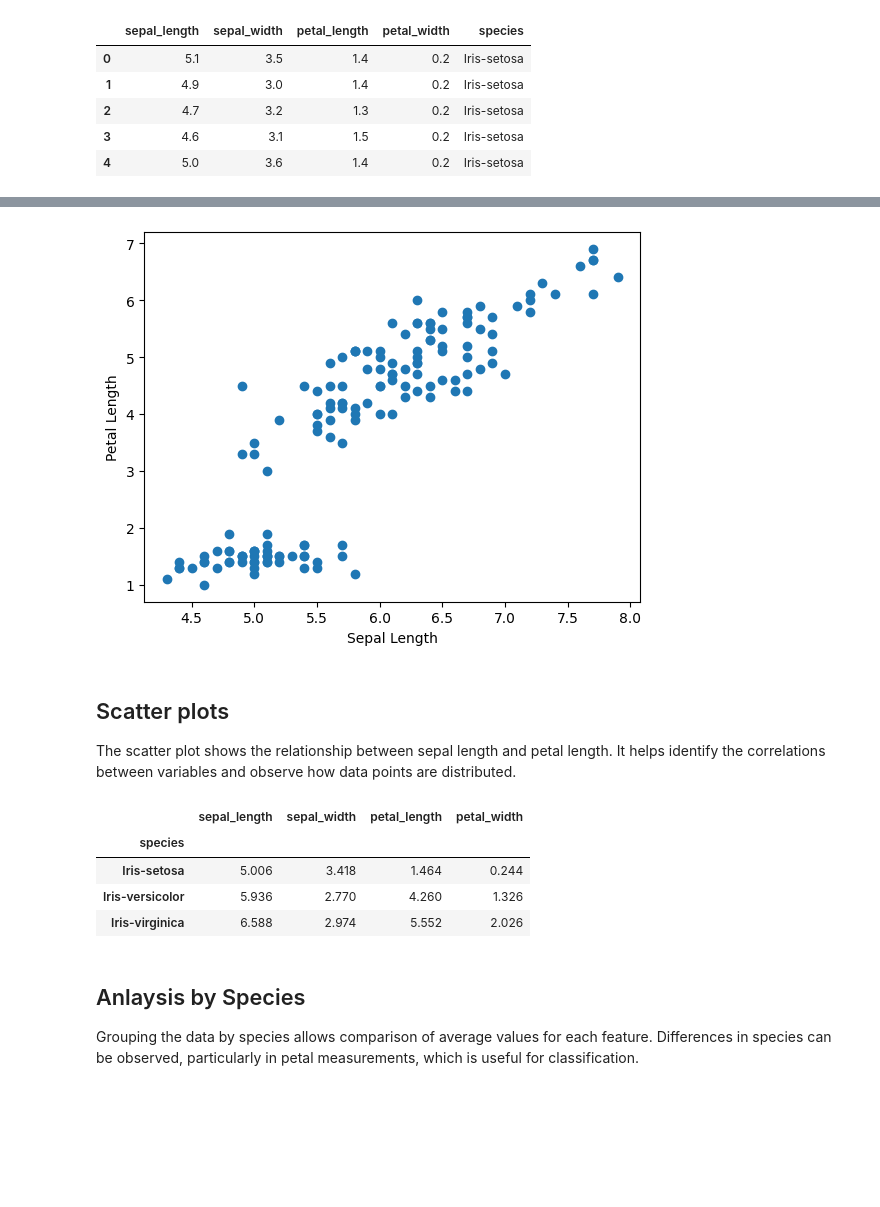
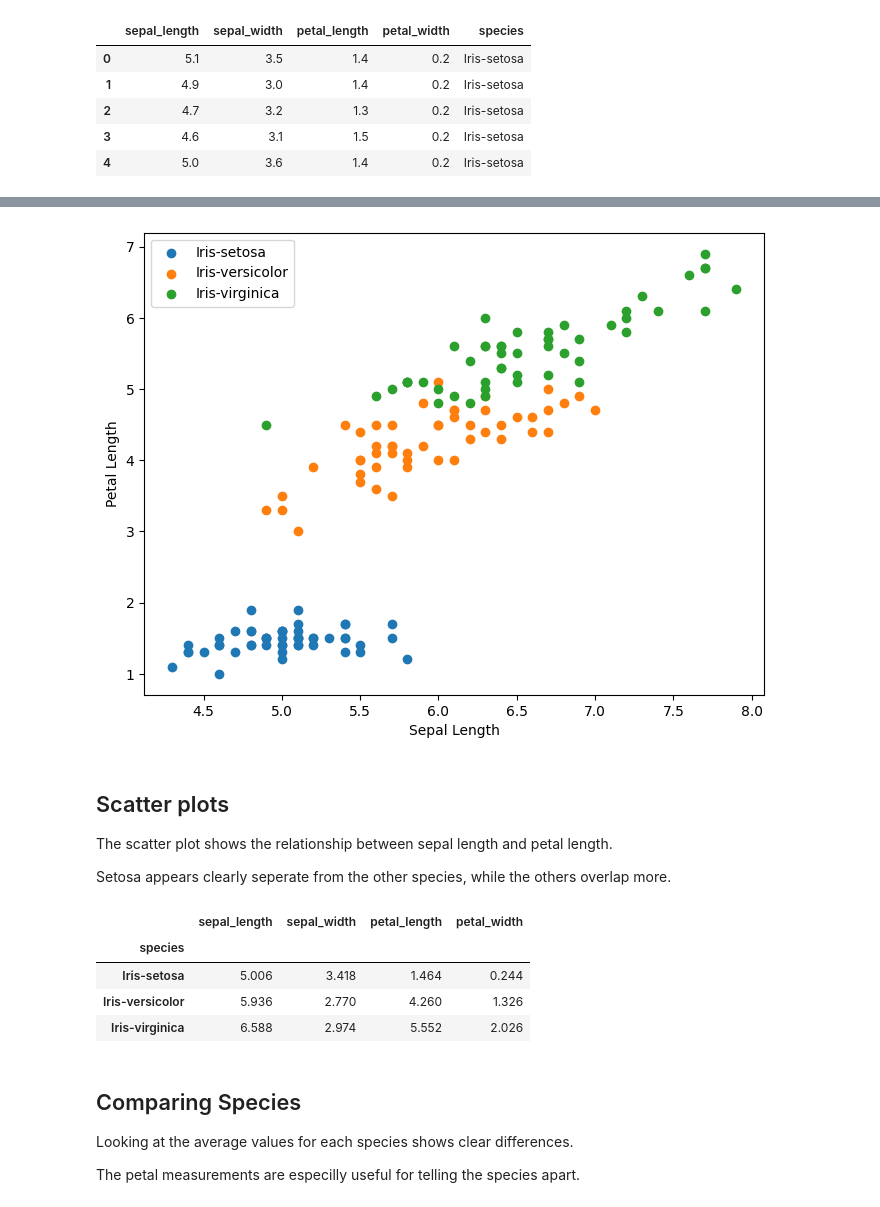
Before and after one commit to aiswarialajan124-png/programming_scripting-pands-project, a Jupyter notebook: analysis.ipynb, the cells around one changed output, grey strips where cells are left out. Cells and saved outputs as stored; diff of their text form; code cells hidden in the pictures; blank space fills up the shorter version.

```diff
--- a/analysis.ipynb
+++ b/analysis.ipynb
@@ -78,15 +83,24 @@ Histograms are used to visulaise the distribution of each variable. They show ho
 # %%
 # Scatter plots
-plt.scatter(df["sepal_length"], df["petal_length"])
+plt.figure(figsize=(8,6))
+
+for species in df["species"].unique():
+    subset = df[df["species"] == species]
+    plt.scatter(subset["sepal_length"], subset["petal_length"], label=species)
+
 plt.xlabel("Sepal Length")
 plt.ylabel("Petal Length")
-plt.savefig("scatterplot.png")
+plt.legend()
+
+plt.savefig("outputs/scatterplot.png")
 plt.show()
 # %% [output]
-[figure, old version]
+[figure, new version]
 # %% [markdown]
 ## Scatter plots
-The scatter plot shows the relationship between sepal length and petal length. It helps identify the correlations between variables and observe how data points are distributed.
+The scatter plot shows the relationship between sepal length and petal length.
+
+Setosa appears clearly seperate from the other species, while the others overlap more.
 # %%
 # Group by species
 df.groupby("species").mean()
@@ -97,5 +111,7 @@ df.groupby("species").mean()
 | Iris-versicolor | 5.936 | 2.770 | 4.260 | 1.326 |
 | Iris-virginica | 6.588 | 2.974 | 5.552 | 2.026 |
 # %% [markdown]
-## Anlaysis by Species
-Grouping the data by species allows comparison of average values for each feature. Differences in species can be observed, particularly in petal measurements, which is useful for classification.
+## Comparing Species
+Looking at the average values for each species shows clear differences.
+
+The petal measurements are especilly useful for telling the species apart.
```
Also changed, not shown: parts of 16 cells of this notebook, 5 other files.
